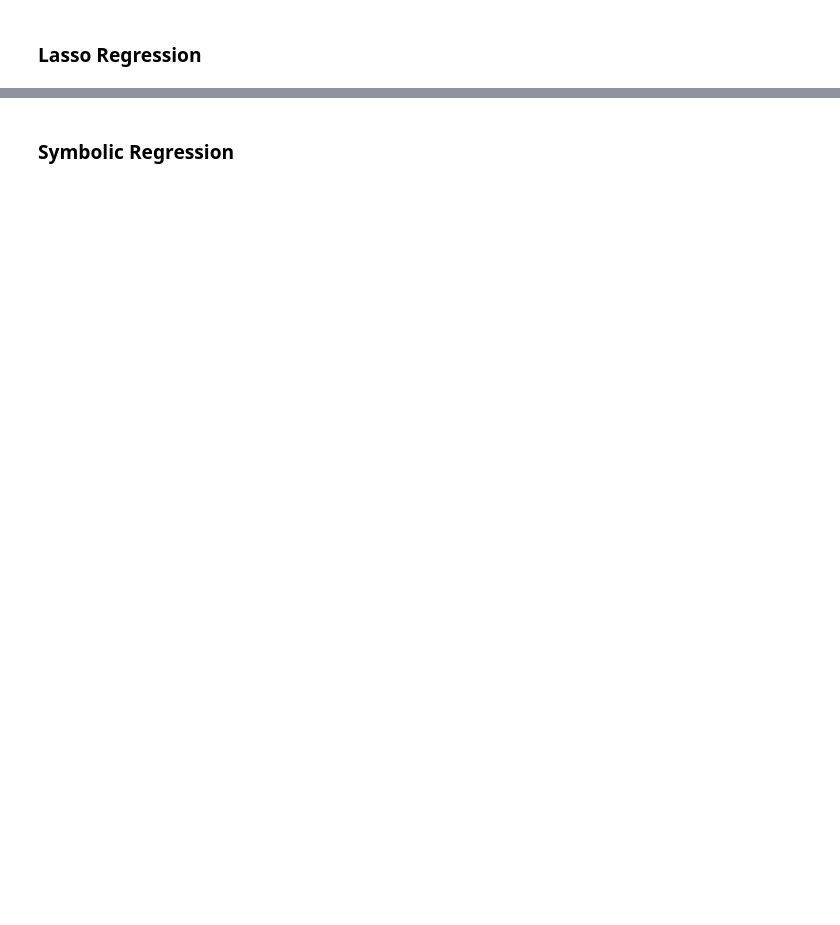
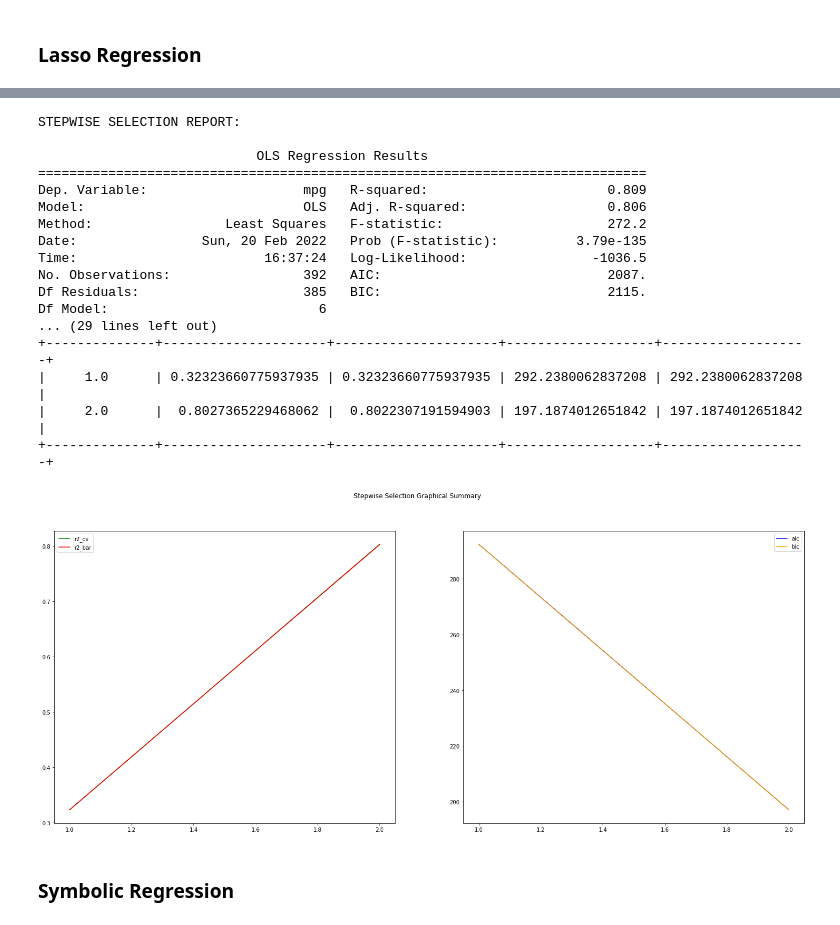
Before and after one commit to sking115422/DS2_P1, a Jupyter notebook: python/auto_mpg.ipynb, the cells around one changed output, grey strips where cells are left out. Drawn from its saved outputs; the diff is of its cells as text; code cells hidden in the pictures; blank space fills up the shorter version.

```diff
--- a/python/auto_mpg.ipynb
+++ b/python/auto_mpg.ipynb
@@ -51,3 +234,24 @@ backwardSelection(lasso, X, y)
+# %%
+stepwiseSelection(lasso, X, y)
+# %% [output]
+STEPWISE SELECTION REPORT:
+
+                            OLS Regression Results
+==============================================================================
+Dep. Variable:                    mpg   R-squared:                       0.809
+Model:                            OLS   Adj. R-squared:                  0.806
+Method:                 Least Squares   F-statistic:                     272.2
+Date:                Sun, 20 Feb 2022   Prob (F-statistic):          3.79e-135
+Time:                        16:37:24   Log-Likelihood:                -1036.5
+No. Observations:                 392   AIC:                             2087.
+Df Residuals:                     385   BIC:                             2115.
+Df Model:                           6
+... (29 lines left out)
++--------------+---------------------+---------------------+-------------------+-------------------+
+|     1.0      | 0.32323660775937935 | 0.32323660775937935 | 292.2380062837208 | 292.2380062837208 |
+|     2.0      |  0.8027365229468062 |  0.8022307191594903 | 197.1874012651842 | 197.1874012651842 |
++--------------+---------------------+---------------------+-------------------+-------------------+
+[figure, added]
 # %% [markdown]
 ### Symbolic Regression
 # %%
```
Also changed, not shown: parts of 13 cells of this notebook, 1 other file.
